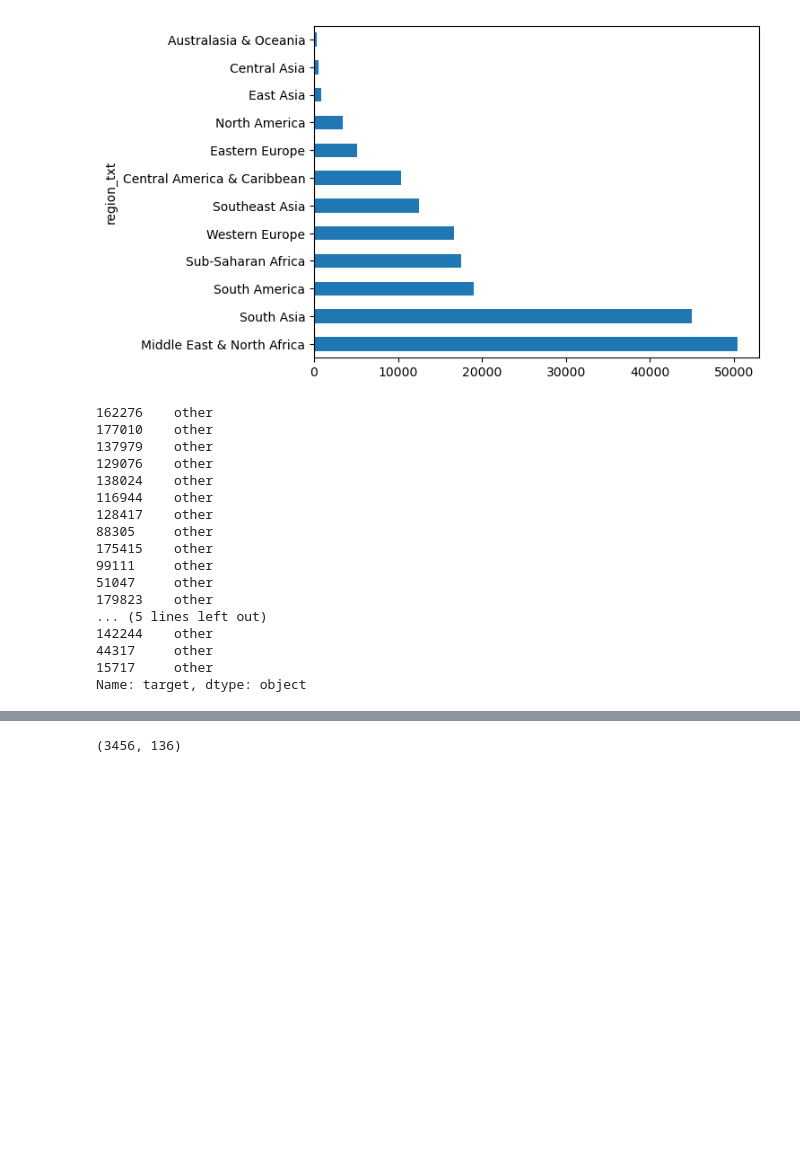
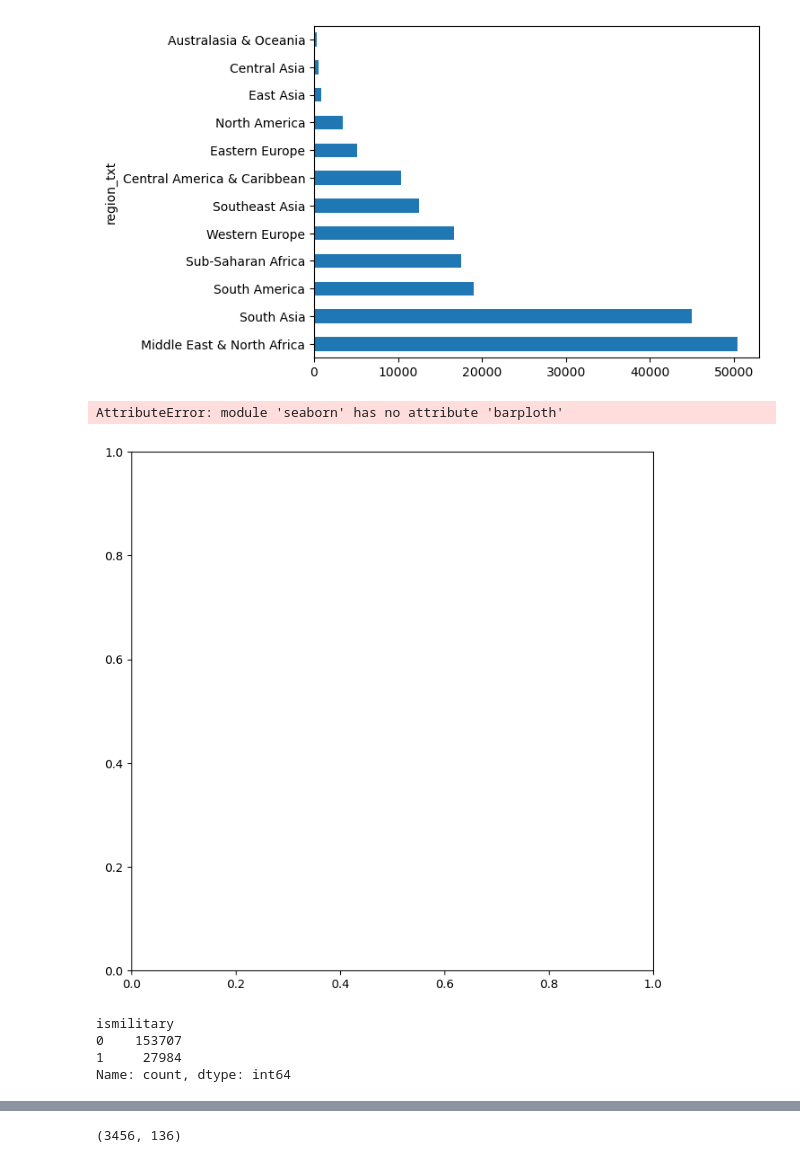
Before and after one commit to hhnguyen72/terrorism, a Jupyter notebook: notebooks/notebook.ipynb, the cells around one changed output, grey strips where cells are left out. Drawn from its saved outputs; the diff is of its cells as text; code cells hidden in the pictures; blank space fills up the shorter version.

```diff
--- a/notebooks/notebook.ipynb
+++ b/notebooks/notebook.ipynb
@@ -212,20 +154,6 @@ df['target'] = df['target1'].map(lambda x: 'military' if str(x).lower() in milit
-# %%
-df['target'].sample(20)
-# %% [output]
-162276    other
-177010    other
-137979    other
-129076    other
-138024    other
-116944    other
-128417    other
-88305     other
-175415    other
-99111     other
-51047     other
-179823    other
-... (5 lines left out)
-142244    other
-44317     other
-15717     other
-Name: target, dtype: object
+# %%
+fig, ax = plt.subplots(figsize=(8,8))
+ax = sns.barploth(df,incidents_per_region )
+# %% [output]
+AttributeError: module 'seaborn' has no attribute 'barploth'
+[figure, added]
@@ -231,0 +163,8 @@ Name: target, dtype: object
+# %%
+# Unbalanced Dataset
+df['ismilitary'].value_counts()
+# %% [output]
+ismilitary
+0    153707
+1     27984
+Name: count, dtype: int64
```
Also changed, not shown: parts of 51 cells of this notebook.
